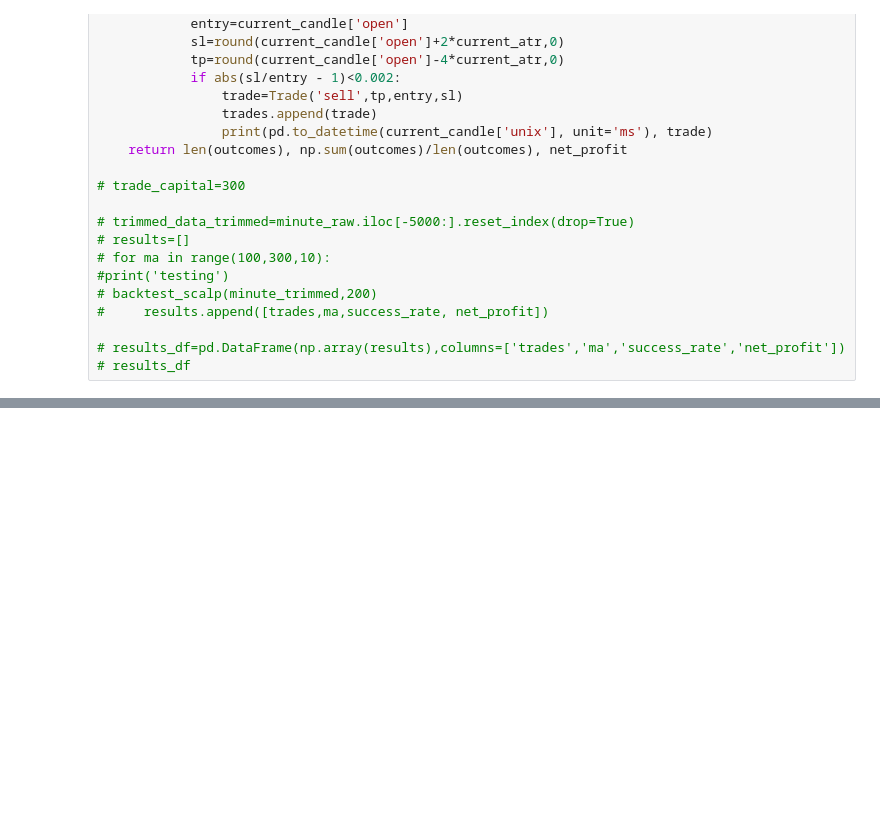
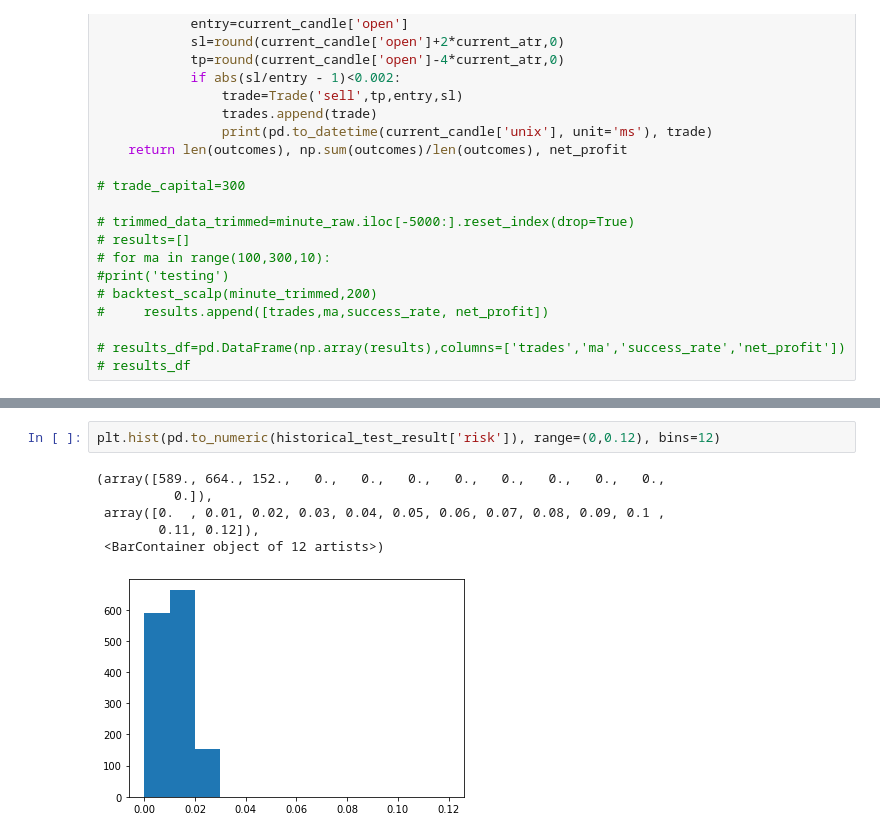
Before and after one commit to RDEvans31/saturn, a Jupyter notebook: Scalping tests.ipynb, the cells around one changed output, grey strips where cells are left out. Saved outputs shown, nothing was run; the diff lists cells and outputs as text; blank space fills up the shorter version.

```diff
--- a/Scalping tests.ipynb
+++ b/Scalping tests.ipynb
@@ -285,0 +277,9 @@ results_df.to_csv('data/result_mean_reversion.csv')
+# %%
+plt.hist(pd.to_numeric(historical_test_result['risk']), range=(0,0.12), bins=12)
+# %% [output]
+(array([589., 664., 152.,   0.,   0.,   0.,   0.,   0.,   0.,   0.,   0.,
+          0.]),
+ array([0.  , 0.01, 0.02, 0.03, 0.04, 0.05, 0.06, 0.07, 0.08, 0.09, 0.1 ,
+        0.11, 0.12]),
+ <BarContainer object of 12 artists>)
+[figure, added]
```
Also changed, not shown: parts of 11 cells of this notebook, 2 other files.
